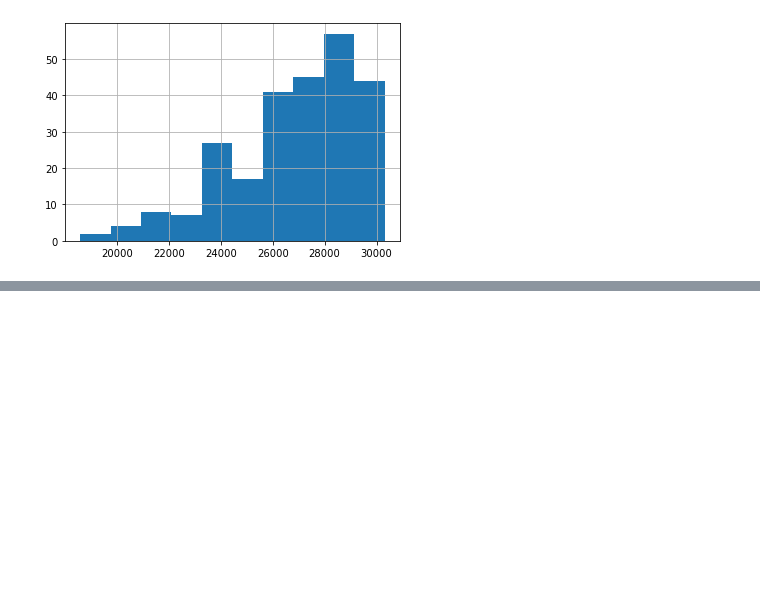
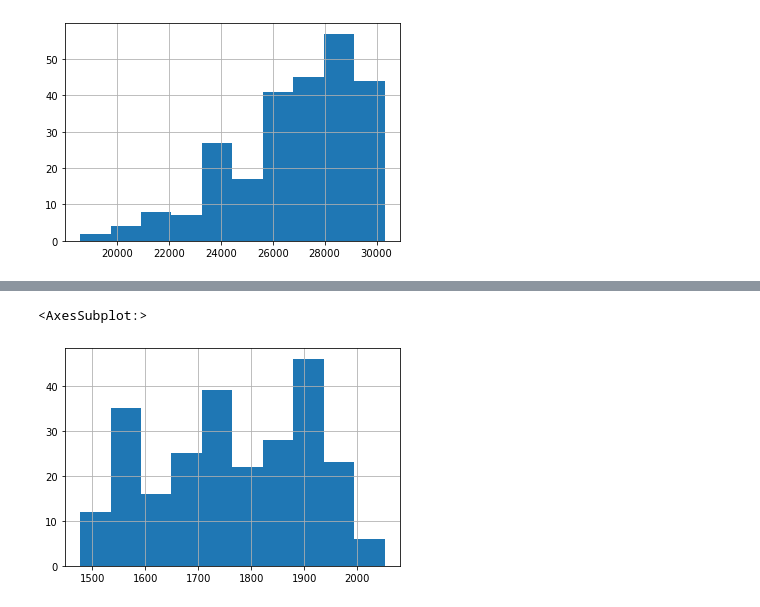
Before and after one commit to matt-c-knight/time-series-side-project, a Jupyter notebook: wrangle.ipynb, the cells around one changed output, grey strips where cells are left out. Cells and saved outputs as stored; diff of their text form; code cells hidden in the pictures; blank space fills up the shorter version.

```diff
--- a/wrangle.ipynb
+++ b/wrangle.ipynb
@@ -241,0 +313,5 @@ result.dow_close.hist()
+# %%
+df.gold_close.hist()
+# %% [output]
+<AxesSubplot:>
+[figure, added]
```
Also changed, not shown: parts of 16 cells of this notebook.
